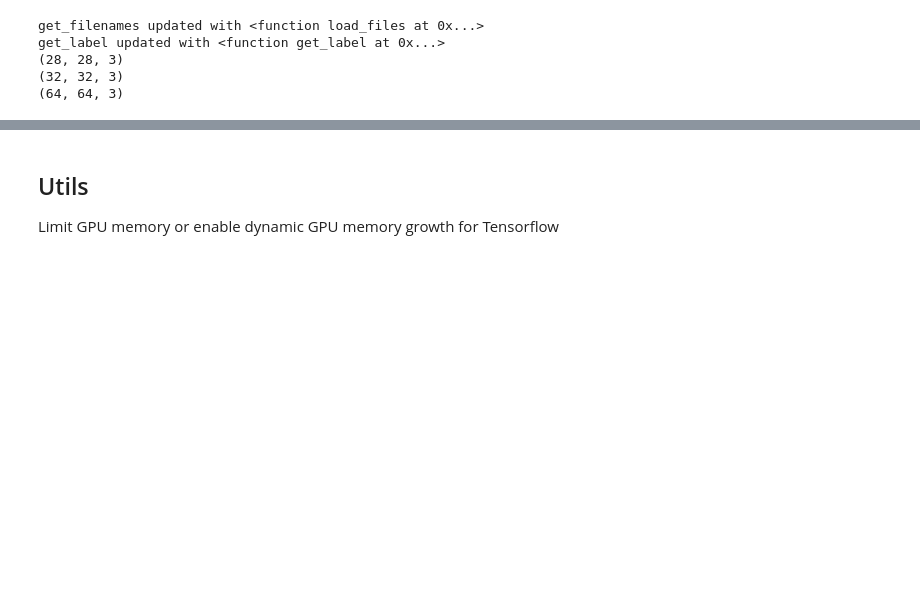
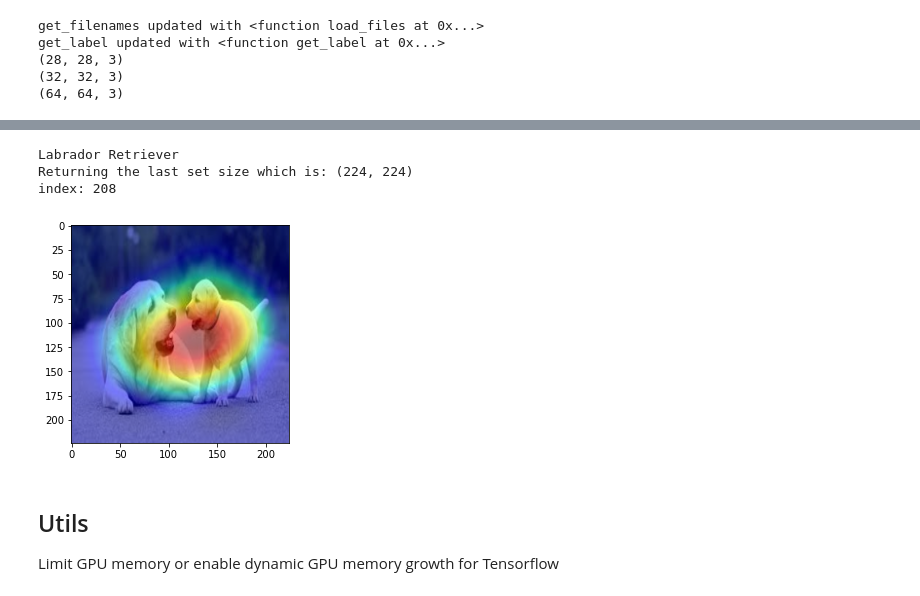
Before and after one commit to aniketmaurya/chitra, a Jupyter notebook: nbs/index.ipynb, the cells around one changed output, grey strips where cells are left out. Drawn from its saved outputs; the diff is of its cells as text; code cells hidden in the pictures; blank space fills up the shorter version.

```diff
--- a/nbs/index.ipynb
+++ b/nbs/index.ipynb
@@ -203,3 +284,13 @@ get_label updated with <function get_label at 0x...>
+# %%
+image = ds[3][0].numpy().astype('uint8')
+image = Image.fromarray(image)
+print(IMAGENET_LABELS[208])
+model_interpret(image)
+# %% [output]
+Labrador Retriever
+Returning the last set size which is: (224, 224)
+index: 208
+[figure, added]
 # %% [markdown]
 ## Utils
 
```
Also changed, not shown: parts of 14 cells of this notebook, 12 other files.
